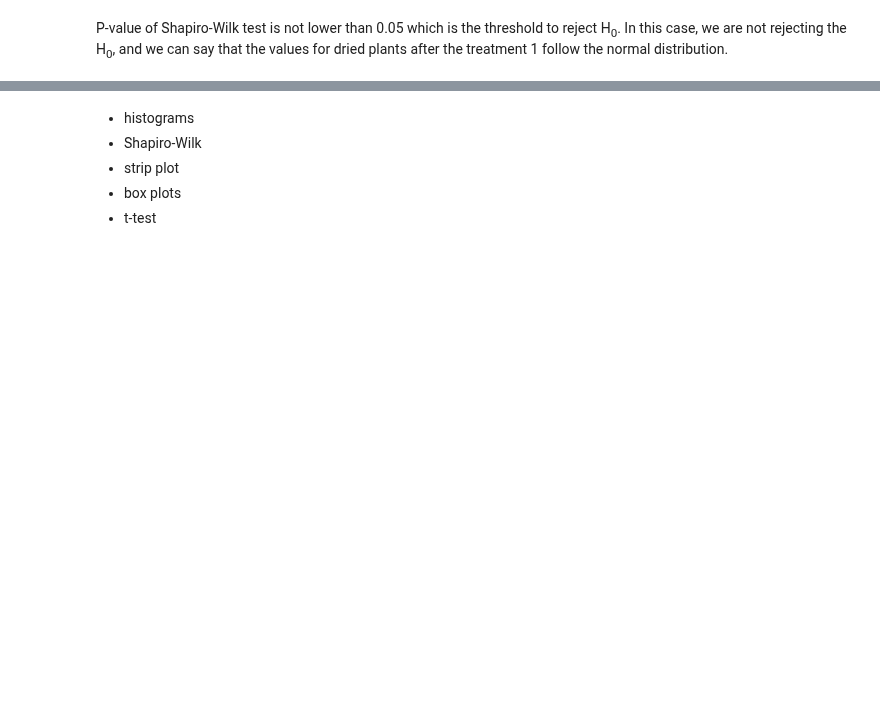
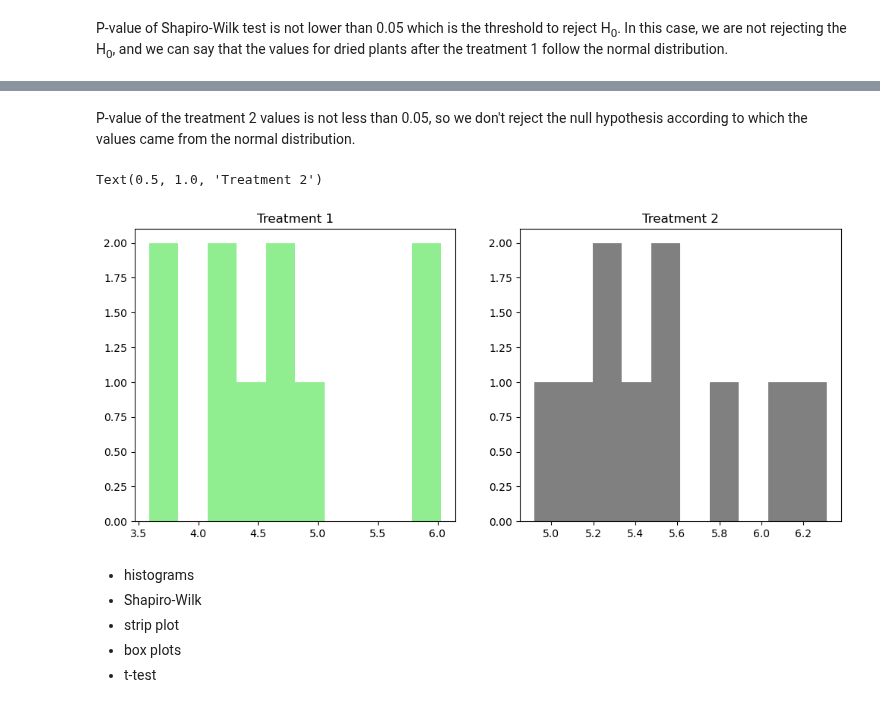
Before and after one commit to Tanja888/applied_statistics, a Jupyter notebook: project.ipynb, the cells around one changed output, grey strips where cells are left out. Drawn from its saved outputs; the diff is of its cells as text; code cells hidden in the pictures; blank space fills up the shorter version.

```diff
--- a/project.ipynb
+++ b/project.ipynb
@@ -171,3 +205,19 @@ P-value of Shapiro-Wilk test is not lower than 0.05 which is the threshold to re
+# %% [markdown]
+P-value of the treatment 2 values is not less than 0.05, so we don't reject the null hypothesis according to which the values came from the normal distribution.
+# %%
+# Plot histograms next to each other for easier comparison
+fig, ax = plt.subplots(1, 2, figsize=(12, 5))
+
+# Dried weight of plants with treatment 1
+ax[0].hist(trt1_group, bins=10, color='lightgreen')
+ax[0].set_title('Treatment 1')
+
+# Dried weight of plants with treatment 2
+ax[1].hist(trt2_group, bins=10, color='grey')
+ax[1].set_title('Treatment 2')
+# %% [output]
+Text(0.5, 1.0, 'Treatment 2')
+[figure, added]
 # %% [markdown]
 * histograms
 * Shapiro-Wilk
```
Also changed, not shown: parts of 6 cells of this notebook.
